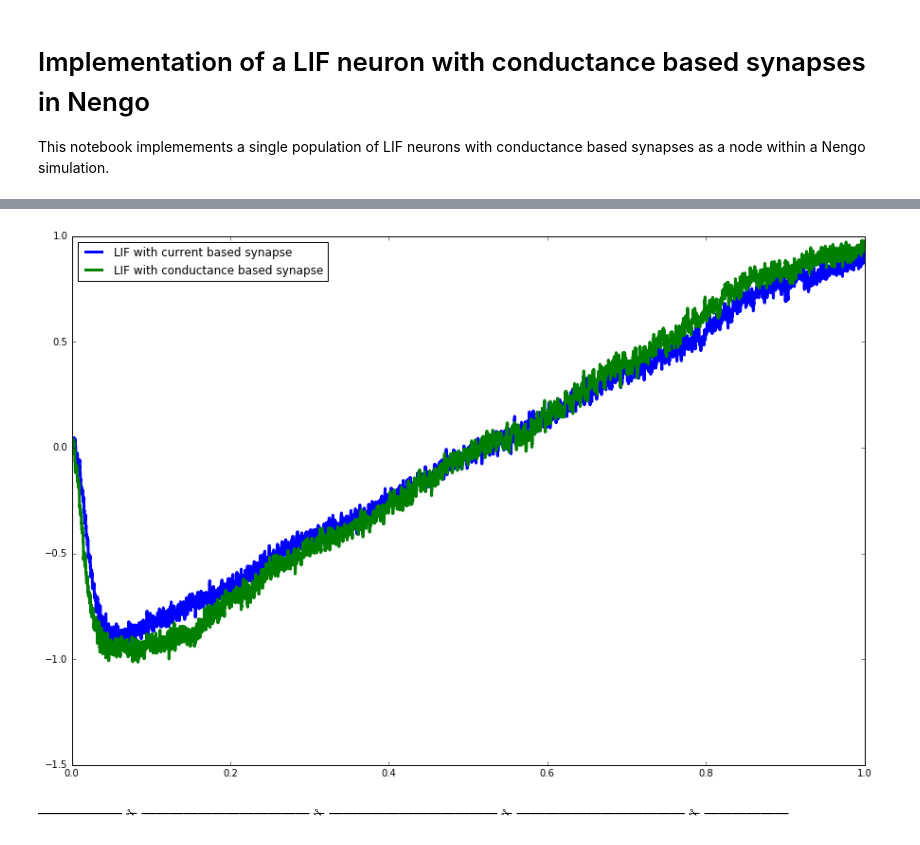
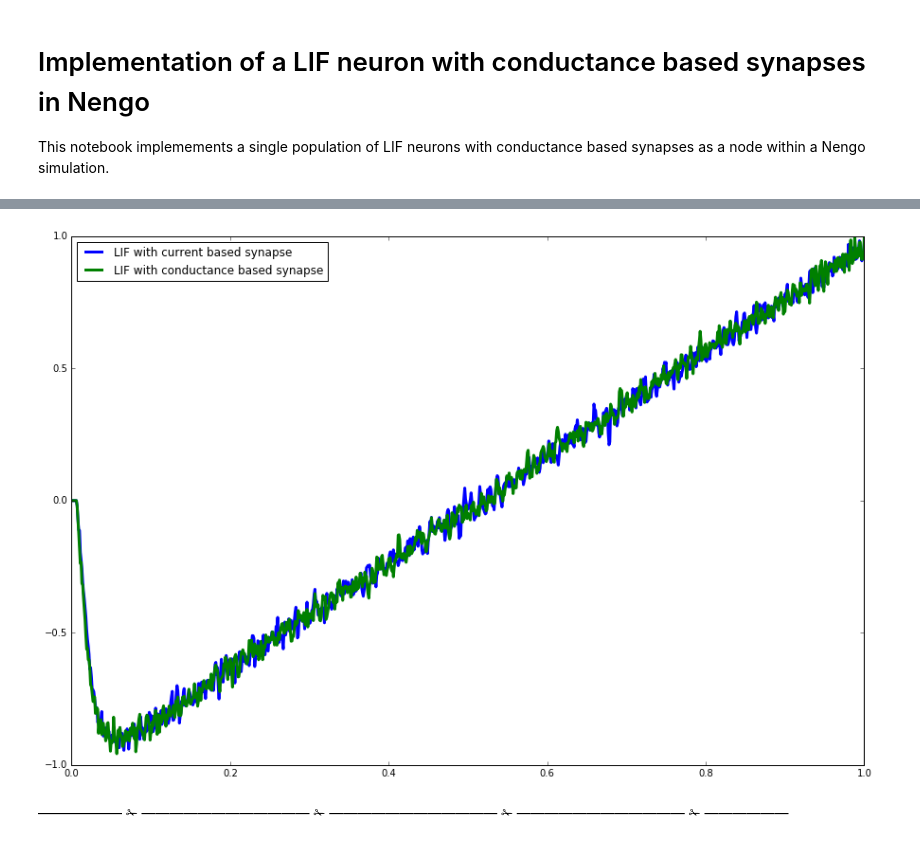
Before and after one commit to ctn-waterloo/nengo_conductance_synapses, a Jupyter notebook: ifcondexp.ipynb, the cells around one changed output, grey strips where cells are left out. Saved outputs shown, nothing was run; the diff lists cells and outputs as text; code cells hidden in the pictures.

```diff
--- a/ifcondexp.ipynb
+++ b/ifcondexp.ipynb
@@ -5,20 +33,16 @@ This notebook implemements a single population of LIF neurons with conductance b
 # %%
-%matplotlib inline
-
-import nengo
-import numpy as np
-from nengo_conductance_synapses import conductance_synapses
+%autoreload
 
 #
 # Nengo network using the code provided by conductance_synapses_tes
 #
 
 # Number of neurons in each of the simulations A, B, C
-NA = NB = NC = 50
+NA = NB = NC = 100
 
 # Simulation runtime
 T = 1.0
-dt = 1e-4
+dt = 1e-3
 
 # Input function
 f = lambda t: (t - 0.5) / 0.5
@@ -31,14 +55,15 @@ with model:
 
     # Generate three ensembles with linear connections
     a = nengo.Ensemble(n_neurons=NA, dimensions=1, seed=seedA)
-    b1 = nengo.Ensemble(n_neurons=NB, dimensions=1, seed=seedB)
-    c1 = nengo.Ensemble(n_neurons=NC, dimensions=1, seed=seedC)
+    b1 = nengo.Ensemble(n_neurons=NB, dimensions=1, seed=seedB, max_rates=nengo.dists.Uniform(100, 200))
+    c1 = nengo.Node(size_in=1)
     con_1 = nengo.Connection(a, b1)
-    con_2 = nengo.Connection(b1, c1)
+    con_2 = nengo.Connection(b1, c1, synapse=None)
 
     # Create a simulator in order to calculate the decoders
     with nengo.Simulator(model, seed=seed, dt=dt) as sim:
-        decoder2 = sim.data[con_2].weights
+        pass
+#        decoder2 = sim.data[con_2].weights
 
     # Create a node which replaces ensemble b
     b2, cmap = conductance_synapses.transform_ensemble(b1, [con_1], sim,
@@ -47,22 +72,30 @@ with model:
                                                  use_factorised_weights=False,
                                                  use_jbias=False)
 
+    # Fetch the alternative activities for b1
+    xs = np.linspace(-1, 1, 1000).reshape(-1, 1)
+    A1 = nengo.builder.ensemble.get_activities(sim.data[b1], b1, xs)
+    A2 = conductance_synapses.get_activities(sim, b1, xs, True)
+
+    decoder2, _ = nengo.solvers.LstsqL2()(A2, xs)
+    print(decoder2.shape)
+
     # Add another target ensemble
-    c2 = nengo.Ensemble(n_neurons=NC, dimensions=1, seed=seedC)
+    c2 = nengo.Node(size_in=1)
 
     # Wire up the additional ensemble
-    nengo.Connection(a.neurons, b2[cmap[0]], seed=seedA, synapse=None)
-    nengo.Connection(b2, c2, seed=seedA, transform=decoder2)
+    nengo.Connection(a.neurons, b2[cmap[0]], seed=seedA)
+    nengo.Connection(b2, c2, seed=seedA, transform=decoder2.T, synapse=None)
 
     # Feed some input into ensemble A
     src = nengo.Node(f)
     nengo.Connection(src, a, seed=seedA)
 
     # Record the output for c1 and c2
-    p1 = nengo.Probe(c1, "decoded_output", synapse=0.01)
-    p2 = nengo.Probe(c2, "decoded_output", synapse=0.01)
+    p1 = nengo.Probe(c1, synapse=0.01)
+    p2 = nengo.Probe(c2, synapse=0.01)
 
-    # Record the spikes of b1
-    p3 = nengo.Probe(b1.neurons, "spikes")
+    # Record the spikes of b2
+    p3 = nengo.Probe(b2, synapse=0.1)
 # %% [output]
 Building finished in 0:00:01.
@@ -76,15 +129,15 @@ Simulating finished in 0:00:10.
 # %%
 import matplotlib.pyplot as plt
 
 # Plot the results
-t = np.arange(0, T, 1e-4)
+t = sim.trange()
 fig = plt.figure(figsize=(15, 10))
 ax = fig.gca()
 ax.plot(t, sim.data[p1], label="LIF with current based synapse", linewidth=3)
 ax.plot(t, sim.data[p2], label="LIF with conductance based synapse", linewidth=3)
 ax.legend(loc="best");
 # %% [output]
-[figure, old version]
+[figure, new version]
 # %% [markdown]
 —————— ✁ ———————————— ✁ ———————————— ✁ ———————————— ✁ ——————
 # %%
```
Also changed, not shown: parts of 6 cells of this notebook, 2 other files.
